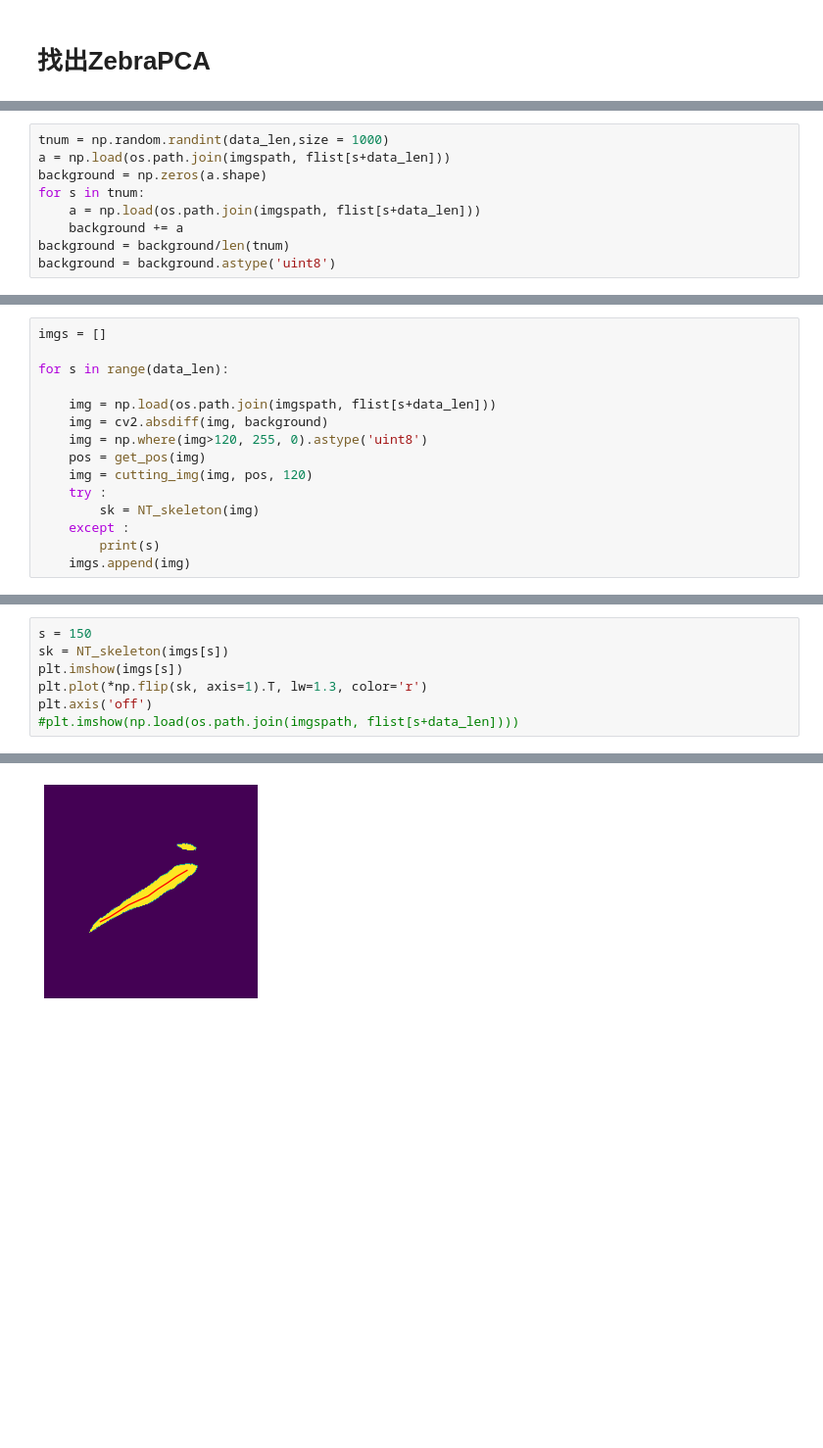
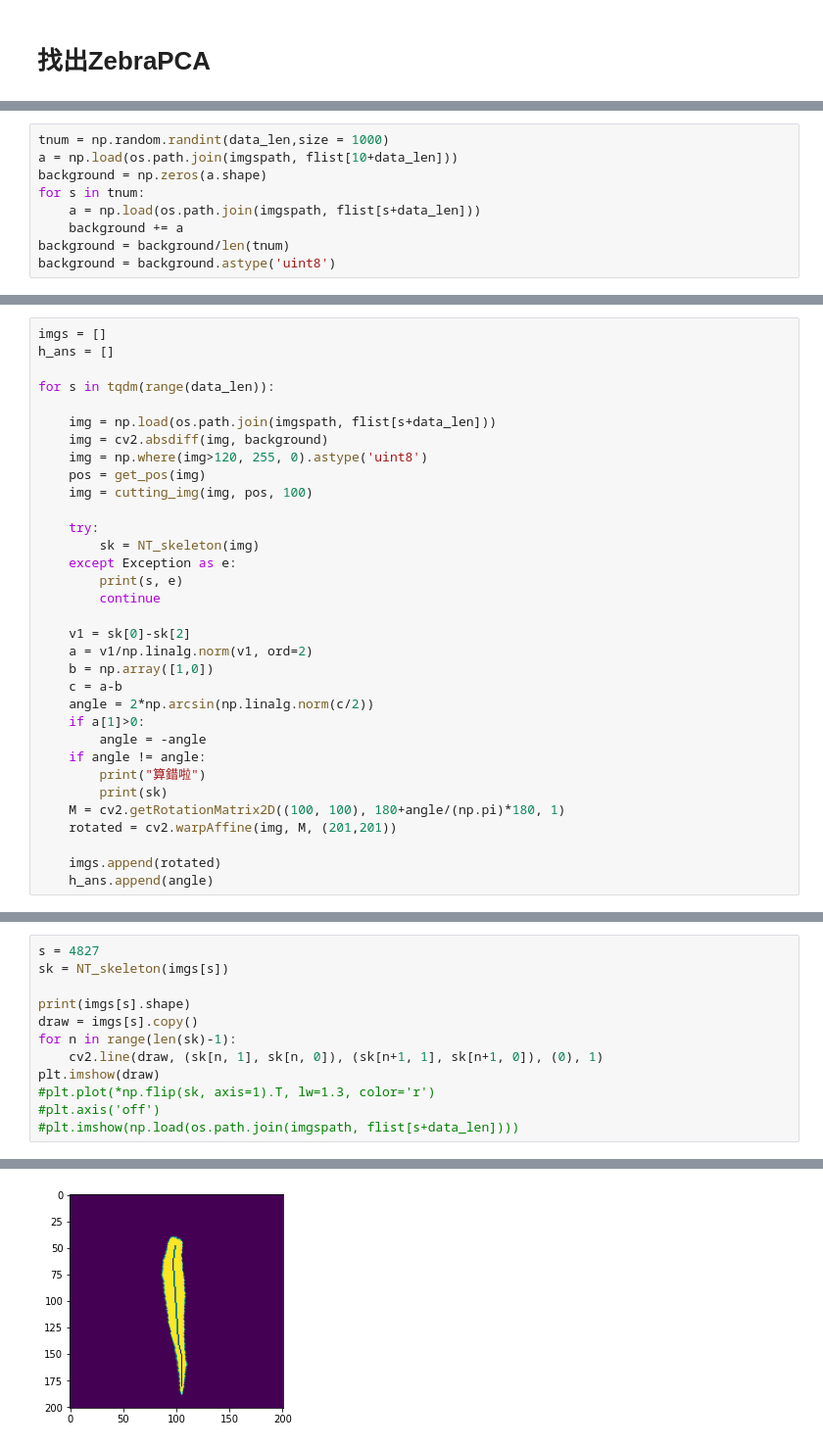
Before and after one commit to isis0517/ZippedFish, a Jupyter notebook: SIDEVIEW.ipynb, the cells around one changed output, grey strips where cells are left out. Shown at 98% size. Saved outputs shown, nothing was run; the diff lists cells and outputs as text; blank space fills up the shorter version.

```diff
--- a/SIDEVIEW.ipynb
+++ b/SIDEVIEW.ipynb
@@ -86,6 +96,6 @@ plt.imshow(diff)
 # %%
 tnum = np.random.randint(data_len,size = 1000)
-a = np.load(os.path.join(imgspath, flist[s+data_len]))
+a = np.load(os.path.join(imgspath, flist[10+data_len]))
 background = np.zeros(a.shape)
 for s in tnum:
     a = np.load(os.path.join(imgspath, flist[s+data_len]))
@@ -95,15 +120,33 @@ background = background.astype('uint8')
 # %%
 imgs = []
+h_ans = []
 
-for s in range(data_len):
+for s in tqdm(range(data_len)):
 
     img = np.load(os.path.join(imgspath, flist[s+data_len]))
     img = cv2.absdiff(img, background)
     img = np.where(img>120, 255, 0).astype('uint8')
     pos = get_pos(img)
-    img = cutting_img(img, pos, 120)
-    try :
+    img = cutting_img(img, pos, 100)
+
+    try:
         sk = NT_skeleton(img)
-    except :
-        print(s)
-    imgs.append(img)
+    except Exception as e:
+        print(s, e)
+        continue
+
+    v1 = sk[0]-sk[2]
+    a = v1/np.linalg.norm(v1, ord=2)
+    b = np.array([1,0])
+    c = a-b
+    angle = 2*np.arcsin(np.linalg.norm(c/2))
+    if a[1]>0:
+        angle = -angle
+    if angle != angle:
+        print("算錯啦")
+        print(sk)
+    M = cv2.getRotationMatrix2D((100, 100), 180+angle/(np.pi)*180, 1)
+    rotated = cv2.warpAffine(img, M, (201,201))
+
+    imgs.append(rotated)
+    h_ans.append(angle)
@@ -195,8 +153,13 @@ ValueError: cannot compute fingerprint of empty list
 # %%
-s = 150
+s = 4827
 sk = NT_skeleton(imgs[s])
-plt.imshow(imgs[s])
-plt.plot(*np.flip(sk, axis=1).T, lw=1.3, color='r')
-plt.axis('off')
+
+print(imgs[s].shape)
+draw = imgs[s].copy()
+for n in range(len(sk)-1):
+    cv2.line(draw, (sk[n, 1], sk[n, 0]), (sk[n+1, 1], sk[n+1, 0]), (0), 1)
+plt.imshow(draw)
+#plt.plot(*np.flip(sk, axis=1).T, lw=1.3, color='r')
+#plt.axis('off')
 #plt.imshow(np.load(os.path.join(imgspath, flist[s+data_len])))
 # %% [output]
@@ -204 +168 @@ plt.axis('off')
-[figure, old version]
+[figure, new version]
```
Also changed, not shown: parts of 42 cells of this notebook, 2 other files.
